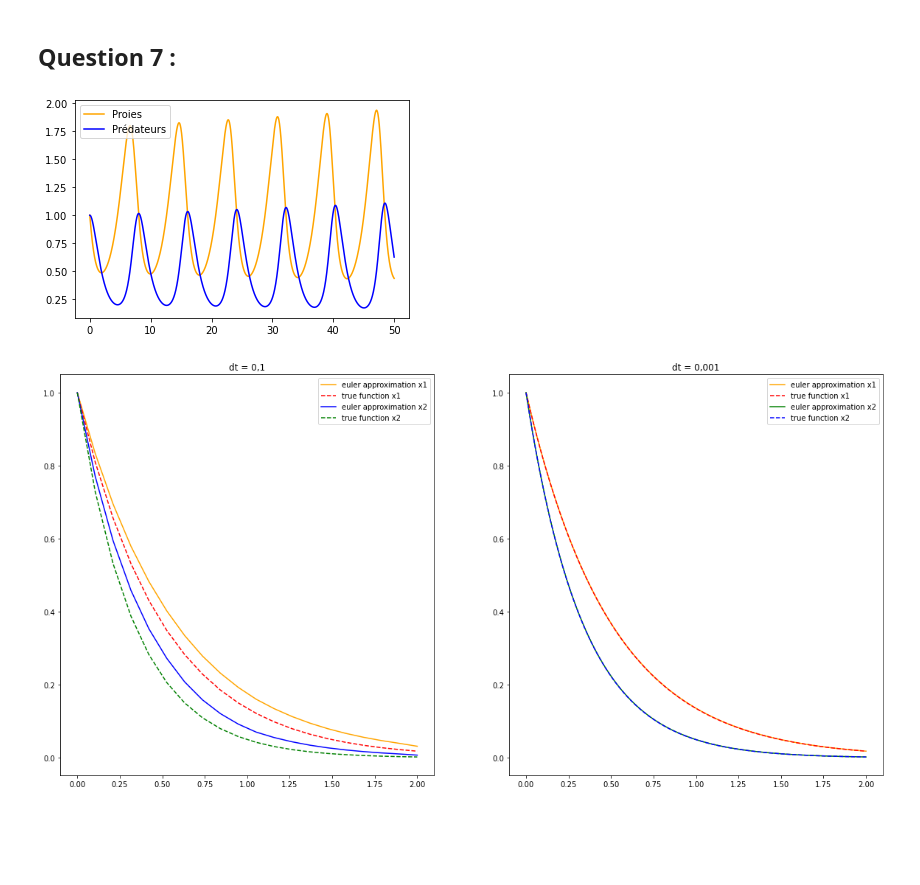
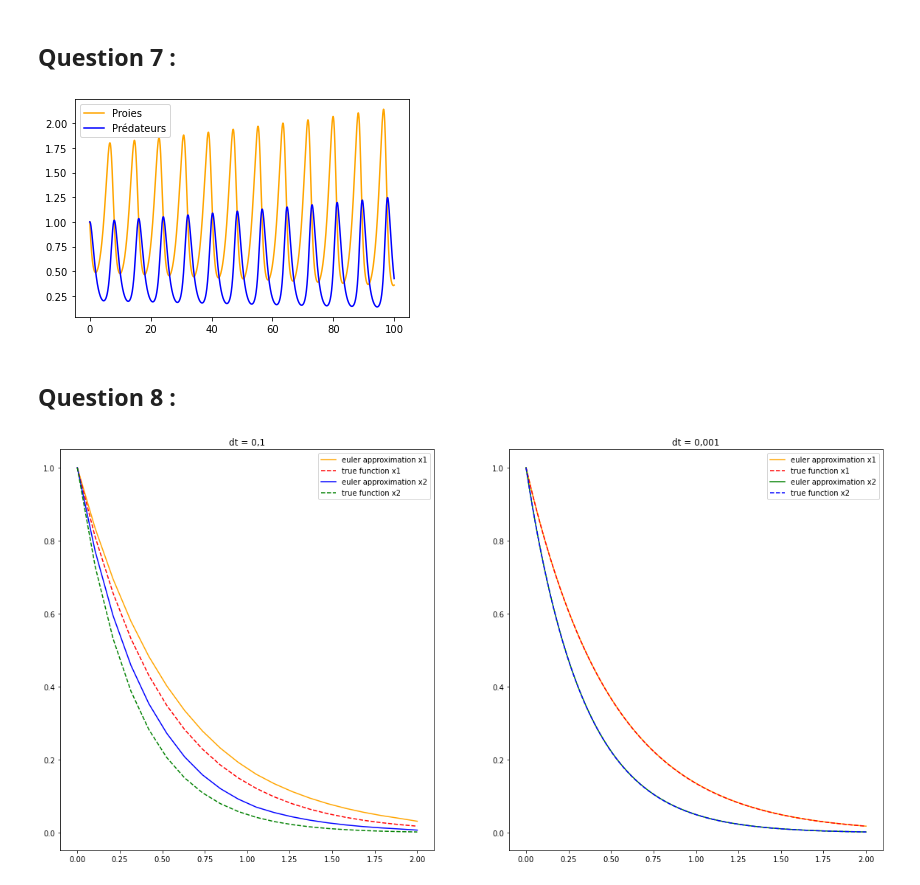
Before and after one commit to jpl-c/projet_numerique_proba, a Jupyter notebook: DMequadiff.ipynb, the cells around one changed output. Drawn from its saved outputs; the diff is of its cells as text; code cells hidden in the pictures; blank space fills up the shorter version.

Commit message:
Q8 test et plot de L-V

```diff
--- a/DMequadiff.ipynb
+++ b/DMequadiff.ipynb
@@ -158,24 +158,26 @@ error
 # %%
 def Lotka_Volterra(x,t):
     alpha = 2/3
     beta = 4/3
     delta = 1
     gamma = 1
     x1, x2 = x[0], x[1]
     return np.array([x1*(alpha-beta*x2), -x2*(gamma-delta*x1)])
 
 x0 = np.array([1.0, 1.0])
 dt = 0.01
 t0 = 0
-tf = 50
+tf = 100
 time, x = solve_euler_explicit(Lotka_Volterra, x0, dt, t0, tf)
 x = x.transpose()
 plt.plot(time,x[0],'orange', label = 'Proies')
 plt.plot(time,x[1],'blue', label = 'Prédateurs')
 plt.legend()
 plt.show()
 # %% [output]
-[figure, old version]
+[figure, new version]
+# %% [markdown]
+## Question 8 :
 # %%
 def point_fixe(F, x0, eps, itermax):
     i = 0
```
Also changed, not shown: parts of 2 cells of this notebook.
